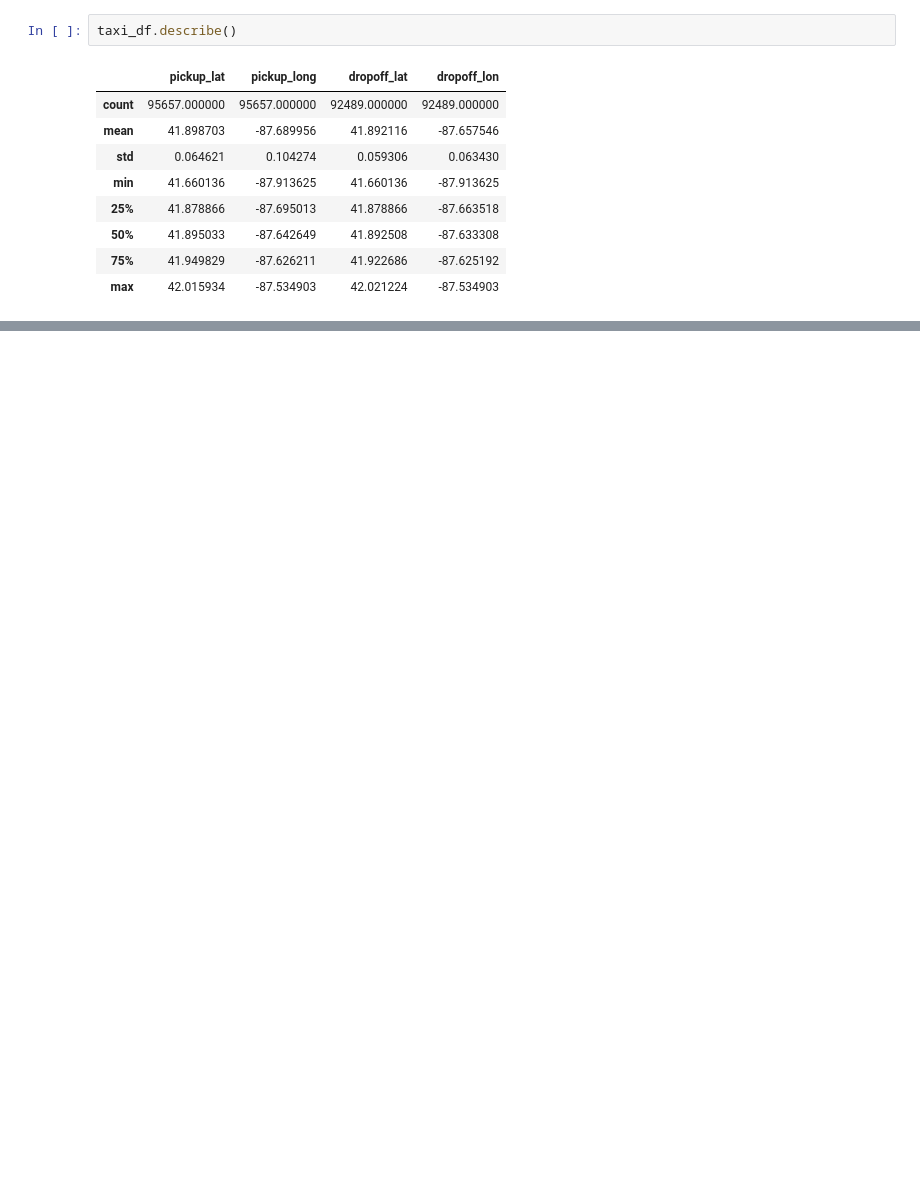
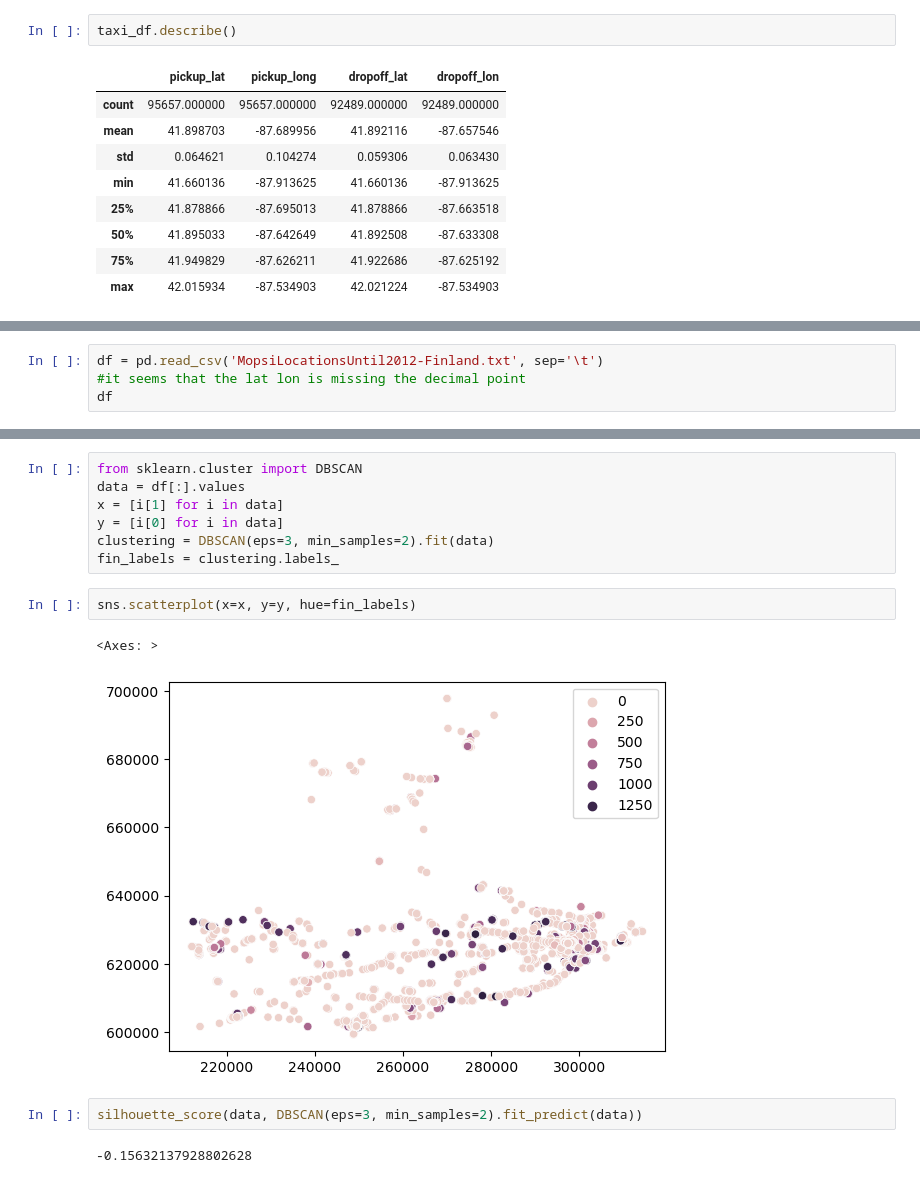
Before and after one commit to USFCA-CS663-Spring2024/kmeans-TheRealColinInns, a Jupyter notebook: Assignment 2 - Clustering.ipynb, the cells around one changed output, grey strips where cells are left out. Drawn from its saved outputs; the diff is of its cells as text; blank space fills up the shorter version.

```diff
--- a/Assignment 2 - Clustering.ipynb
+++ b/Assignment 2 - Clustering.ipynb
@@ -82,0 +120,4 @@ taxi_df.describe()
+# %%
+df = pd.read_csv('MopsiLocationsUntil2012-Finland.txt', sep='\t')
+#it seems that the lat lon is missing the decimal point
+df
@@ -82,0 +138,16 @@ taxi_df.describe()
+# %%
+from sklearn.cluster import DBSCAN
+data = df[:].values
+x = [i[1] for i in data]
+y = [i[0] for i in data]
+clustering = DBSCAN(eps=3, min_samples=2).fit(data)
+fin_labels = clustering.labels_
+# %%
+sns.scatterplot(x=x, y=y, hue=fin_labels)
+# %% [output]
+<Axes: >
+[figure, added]
+# %%
+silhouette_score(data, DBSCAN(eps=3, min_samples=2).fit_predict(data))
+# %% [output]
+-0.15632137928802628
```
Also changed, not shown: parts of 12 cells of this notebook, 1 other file.
